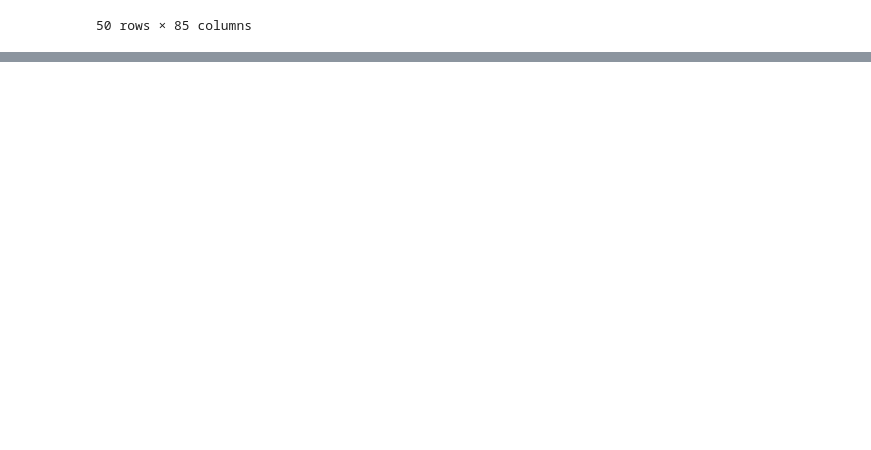
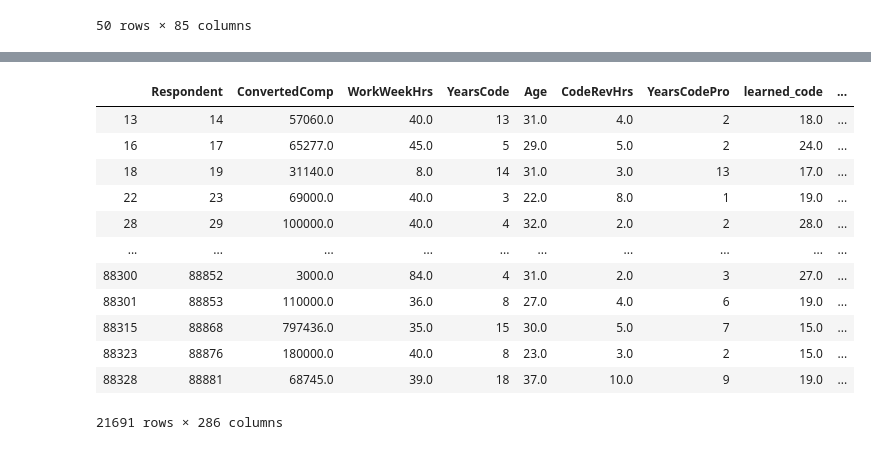
Before and after one commit to KennyMiyasato/developer_salary_predictor, a Jupyter notebook: charlie/charlie_index.ipynb, the cells around one changed output, grey strips where cells are left out. Cells and saved outputs as stored; diff of their text form; code cells hidden in the pictures; blank space fills up the shorter version.

```diff
--- a/charlie/charlie_index.ipynb
+++ b/charlie/charlie_index.ipynb
@@ -24,10 +24,3 @@ raw_data.sort_values('ConvertedComp',axis=0,ascending=False)[:50]
 | 55470 | 55820 | I am not primarily a developer, b... | No | Never | OSS is, on average, of LOWER qual... | Employed full-time | United States | No | Bachelor’s degree (BA, BS, B.Eng.... | ... |
 | 61538 | 61934 | I am a developer by profession | No | Once a month or more often | The quality of OSS and closed sou... | Employed full-time | United States | No | Bachelor’s degree (BA, BS, B.Eng.... | ... |
 50 rows × 85 columns
-# %%
-col_less12 = []
-for x, y in [(x, raw_data[x].value_counts()) for x in raw_data.columns[1:]]:
-    if len(y)<12:
-        col_less12.append(x)
-        print(x,len(y),y,sep='\n')
-col_less12
@@ -174,0 +166,52 @@ df.sort_values('ConvertedComp',axis=0,ascending=False)[:50]
+# %%
+indexNames = cleaned_df[cleaned_df['WorkWeekHrs'] > 100].index
+cleaned_df.drop(indexNames , inplace=True)
+# %%
+df_age_calc = pd.DataFrame(cleaned_df[['Respondent','YearsCode','Age']])
+df_age_calc['learned_code'] = (cleaned_df['Age'] - cleaned_df['YearsCode'])
+less_than_18 = df_age_calc[ df_age_calc['learned_code'] < 15].index
+less_over_65 = df_age_calc[ df_age_calc['Age'] > 65].index
+df_age_calc.drop(less_than_18 , inplace=True)
+df_age_calc.drop(less_over_65 , inplace=True)
+df_age_calc = df_age_calc.drop(columns=['YearsCode','Age'])
+
+df_language = pd.get_dummies(cleaned_df['LanguageWorkedWith'].apply(pd.Series).stack()).sum(level=0)
+df_language['LanguageWorkedWith_Total'] = df_language.sum(axis=1)
+
+df_ethnicity = pd.get_dummies(cleaned_df['Ethnicity'].apply(pd.Series).stack()).sum(level=0)
+
+cleaned_df = cleaned_df.join(df_age_calc.set_index('Respondent'), on='Respondent')
+cleaned_df = cleaned_df.join(df_language)
+cleaned_df = cleaned_df.join(df_ethnicity)
+
+cleaned_df = cleaned_df.drop(labels='LanguageWorkedWith',axis=1)
+cleaned_df = cleaned_df.drop(labels='Ethnicity',axis=1)
+
+cleaned_df = pd.get_dummies(cleaned_df)
+# %%
+# Cleaning ConvertedComp column
+# df_converted_comp = pd.DataFrame(cleaned_df[['Respondent', 'YearsCode', 'Age']])
+# troll = df_converted_comp[ (df_converted_comp['YearsCode'] < 10) ].index
+troll = cleaned_df[ (cleaned_df['YearsCode'] < 10) & (cleaned_df['ConvertedComp'] >= 1000000)].index
+cleaned_df.drop(troll, inplace=True)
+troll_2 = cleaned_df[cleaned_df['ConvertedComp'] == 2000000].index
+cleaned_df.drop(troll_2, inplace=True)
+troll_3 = cleaned_df[cleaned_df['ConvertedComp'] == 1000000].index
+cleaned_df.drop(troll_3, inplace=True)
+# %%
+df = cleaned_df.dropna()
+df
+# %% [output]
+|  | Respondent | ConvertedComp | WorkWeekHrs | YearsCode | Age | CodeRevHrs | YearsCodePro | learned_code | ... |
+| 13 | 14 | 57060.0 | 40.0 | 13 | 31.0 | 4.0 | 2 | 18.0 | ... |
+| 16 | 17 | 65277.0 | 45.0 | 5 | 29.0 | 5.0 | 2 | 24.0 | ... |
+| 18 | 19 | 31140.0 | 8.0 | 14 | 31.0 | 3.0 | 13 | 17.0 | ... |
+| 22 | 23 | 69000.0 | 40.0 | 3 | 22.0 | 8.0 | 1 | 19.0 | ... |
+| 28 | 29 | 100000.0 | 40.0 | 4 | 32.0 | 2.0 | 2 | 28.0 | ... |
+| ... | ... | ... | ... | ... | ... | ... | ... | ... | ... |
+| 88300 | 88852 | 3000.0 | 84.0 | 4 | 31.0 | 2.0 | 3 | 27.0 | ... |
+| 88301 | 88853 | 110000.0 | 36.0 | 8 | 27.0 | 4.0 | 6 | 19.0 | ... |
+| 88315 | 88868 | 797436.0 | 35.0 | 15 | 30.0 | 5.0 | 7 | 15.0 | ... |
+| 88323 | 88876 | 180000.0 | 40.0 | 8 | 23.0 | 3.0 | 2 | 15.0 | ... |
+| 88328 | 88881 | 68745.0 | 39.0 | 18 | 37.0 | 10.0 | 9 | 19.0 | ... |
+21691 rows × 286 columns
```
Also changed, not shown: parts of 64 cells of this notebook.
